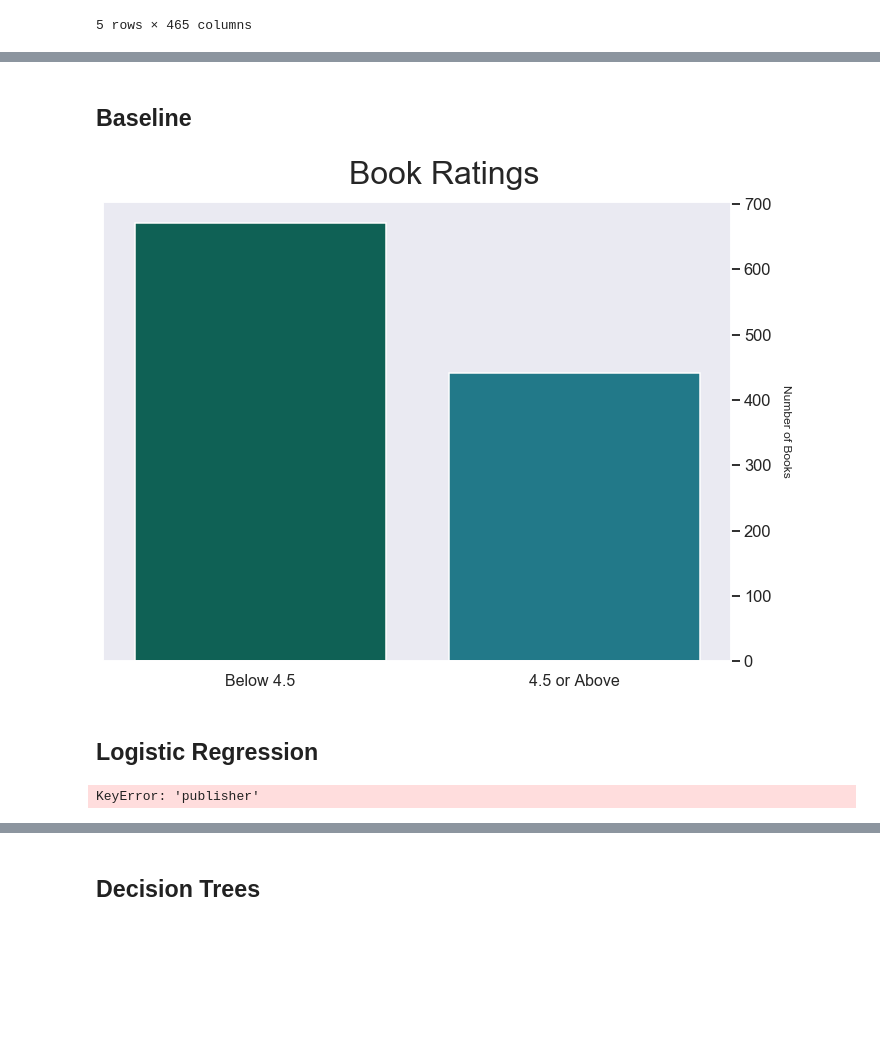
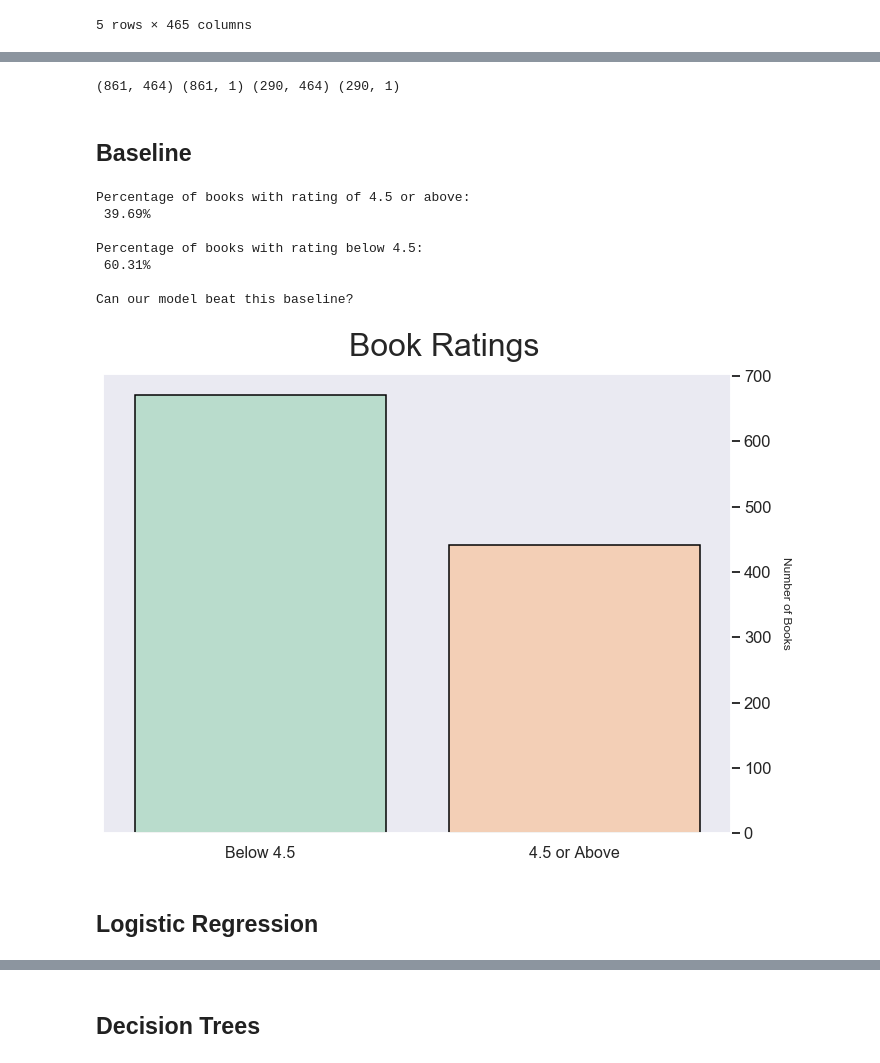
Before and after one commit to michaeleby1/google-books-classification, a Jupyter notebook: modeling.ipynb, the cells around one changed output, grey strips where cells are left out. Cells and saved outputs as stored; diff of their text form; code cells hidden in the pictures; blank space fills up the shorter version.

Commit message:
more modeling and random forest evaluation

```diff
--- a/modeling.ipynb
+++ b/modeling.ipynb
@@ -141,30 +149,37 @@ y_test = y_test.astype('int')
+# %%
+print(X_train.shape, y_train.shape, X_test.shape, y_test.shape)
+# %% [output]
+(861, 464) (861, 1) (290, 464) (290, 1)
 # %% [markdown]
 ## Baseline
 # %%
 sns.set(style='dark', context='talk')
-palette = sns.color_palette("PuBuGn_r")
+palette = sns.color_palette("Pastel2")
 
 f, ax = plt.subplots(figsize=(10,8))
 f.suptitle('Book Ratings', ha='center', fontsize=32)
-ax = sns.countplot(df['above4p5'], data=df, palette=palette)
+ax = sns.countplot(df['above4p5'], data=df, palette=palette, edgecolor='black')
 ax.set_xlabel('')
 ax.set_xticklabels(['Below 4.5', '4.5 or Above'], fontsize=16)
 ax.set_ylabel('Number of Books', rotation=270, fontsize=12)
 ax.yaxis.set_label_position('right')
 ax.yaxis.set_label_coords(1.095, 0.5)
 ax.yaxis.tick_right()
 f.tight_layout(rect=[0, 0.03, 1, 0.95])
+
+percent_above_4p5 = (df['above4p5'].sum()/df.shape[0])
+print(f'Percentage of books with rating of 4.5 or above: \n {round(percent_above_4p5 * 100, 2)}% \n')
+print(f'Percentage of books with rating below 4.5: \n {100 - round(percent_above_4p5 * 100, 2)}% \n')
+print(f'Can our model beat this baseline?')
 # %% [output]
+Percentage of books with rating of 4.5 or above:
+ 39.69%
+
+Percentage of books with rating below 4.5:
+ 60.31%
+
+Can our model beat this baseline?
-[figure, old version]
+[figure, new version]
 # %% [markdown]
 ## Logistic Regression
-# %%
-## logistic regression without word vectors
-
-X_train_sub = pd.concat([pd.get_dummies(df['publisher']), pd.get_dummies(df['month']),
-                   pd.get_dummies(df['year']), pd.get_dummies(df['categories']),
-                   df['images'], df['isEbook'], df['popular_author']], axis=1)
-y = df['above4p5']
-# %% [output]
-KeyError: 'publisher'
 # %%
```
Also changed, not shown: parts of 30 cells of this notebook, 1 other file.
